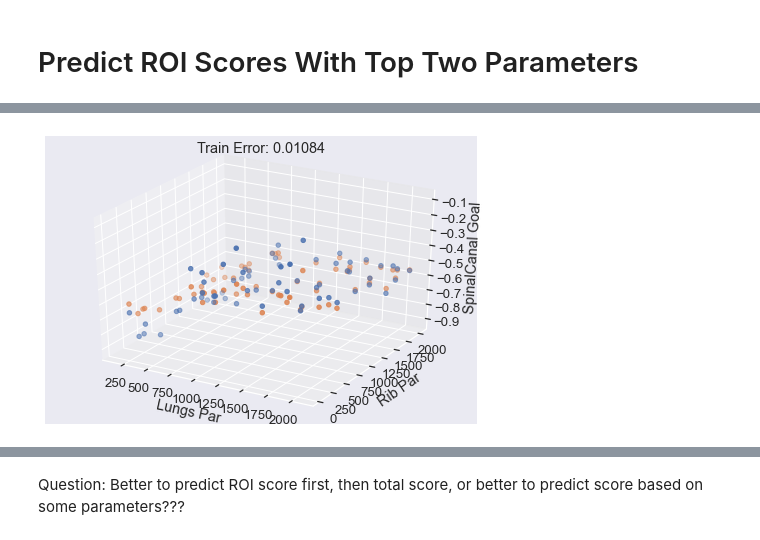
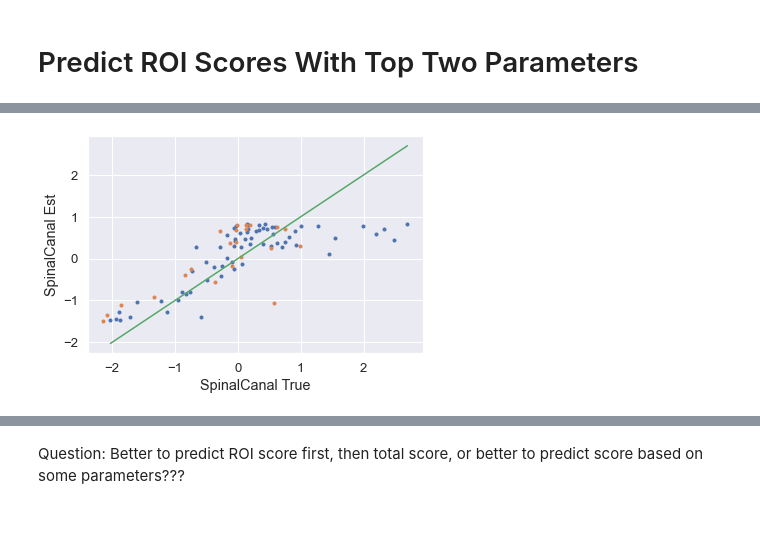
Before and after one commit to kels271828/RayBay, a Jupyter notebook: results/samples3.ipynb, the cells around one changed output, grey strips where cells are left out. Cells and saved outputs as stored; diff of their text form; code cells hidden in the pictures.

```diff
--- a/results/samples3.ipynb
+++ b/results/samples3.ipynb
@@ -195,37 +195,81 @@ use_dict = {
 n = 66
 for ii in range(len(roi_list)):
     # Build model
-    x_data = np.zeros((2, 88))
-    for jj in range(2):
+    x_data = np.zeros((1, 88))
+    for jj in range(1):
         x_data[jj] = par_dict0[use_dict[roi_list[ii]][jj]]
+        #x_data[jj] = par_dict0[roi_list[jj]]
     y_data = np.array(score_dict[roi_list[ii]])
+    y_data = (y_data - np.mean(y_data))/np.std(y_data)
     gpr = GaussianProcessRegressor(kernel=kernels.RBF(), alpha=1e0)\
-              .fit(x_data[:, :n].T, (y_data[:n] - np.mean(y_data[:n]))/np.std(y_data[:n]))
+              .fit(x_data[:, :n].T, y_data[:n])
 
     # Make predictions
     y_train = gpr.predict(x_data[:, :n].T)
-    y_train = y_train*np.std(y_data[:n]) + np.mean(y_data[:n])
+    #y_train = y_train*np.std(y_data[:n]) + np.mean(y_data[:n])
     train_error = (np.linalg.norm(y_train - y_data[:n]))
     y_test = gpr.predict(x_data[:, n:].T)
-    y_test = y_test*np.std(y_data[:n]) + np.mean(y_data[:n])
+    #y_test = y_test*np.std(y_data[:n]) + np.mean(y_data[:n])
     test_error = (np.linalg.norm(y_test - y_data[n:]))
 
-    # Results
-    fig = plt.figure()
-    ax = Axes3D(fig)
-    ax.scatter(x_data[0, :n], x_data[1, :n], y_data[:n])
-    ax.scatter(x_data[0, :n], x_data[1, :n], y_train)
-    ax.set_xlabel(f'{use_dict[roi][0]} Par')
-    ax.set_ylabel(f'{use_dict[roi][1]} Par')
-    ax.set_zlabel(f'{roi_list[ii]} Goal')
-    ax.set_title(f'Train Error: {train_error/n:.4}')
+#     # Training Results
+#     fig = plt.figure()
+#     ax = Axes3D(fig)
+#     ax.scatter(x_data[0, :n], x_data[1, :n], y_data[:n])
+#     ax.scatter(x_data[0, :n], x_data[1, :n], y_train)
+#     ax.set_xlabel(f'{use_dict[roi][0]} Par')
+#     ax.set_ylabel(f'{use_dict[roi][1]} Par')
+#     ax.set_zlabel(f'{roi_list[ii]} Goal')
+#     ax.set_title(f'Train Error: {train_error/n:.4}')
 
-    fig = plt.figure()
-    ax = Axes3D(fig)
-    ax.scatter(x_data[0, n:], x_data[1, n:], y_data[n:])
-    ax.scatter(x_data[0, n:], x_data[1, n:], y_test)
-    ax.set_xlabel(f'{use_dict[roi][0]} Par')
-    ax.set_ylabel(f'{use_dict[roi][1]} Par')
-    ax.set_zlabel(f'{roi_list[ii]} Goal')
-    ax.set_title(f'Test Error: {test_error/(88-n):.4}')
+#     # Test Results
+#     fig = plt.figure()
+#     ax = Axes3D(fig)
+#     ax.scatter(x_data[0, n:], x_data[1, n:], y_data[n:])
+#     ax.scatter(x_data[0, n:], x_data[1, n:], y_test)
+#     ax.set_xlabel(f'{use_dict[roi][0]} Par')
+#     ax.set_ylabel(f'{use_dict[roi][1]} Par')
+#     ax.set_zlabel(f'{roi_list[ii]} Goal')
+#     ax.set_title(f'Test Error: {test_error/(88-n):.4}')
+
+    # Together
+    plt.figure()
+    plt.plot(y_data[:n], y_train, '.')
+    plt.plot(y_data[n:], y_test, '.')
+    plt.plot([min(y_data[:n]), max(y_data[:n])], [min(y_data[:n]), max(y_data[:n])])
+    plt.xlabel(f'{roi_list[ii]} True')
+    plt.ylabel(f'{roi_list[ii]} Est')
+
+    print(f'{roi_list[ii]}, Train Error: {train_error/n:.4}, Test Error: {test_error/(88-n):.4}')
+
+# Top one
+# SpinalCanal, Train Error: 0.01378, Test Error: 0.02368
+# Heart, Train Error: 0.005255, Test Error: 0.006961
+# Rib, Train Error: 0.0141, Test Error: 0.04329
+# Chestwall_L, Train Error: 0.01516, Test Error: 0.02185
+# Lungs, Train Error: 0.003809, Test Error: 0.006694
+# PTV, Train Error: 0.0117, Test Error: 0.01573
+
+# Top two
+# SpinalCanal, Train Error: 0.01084, Test Error: 0.03472
+# Heart, Train Error: 0.004145, Test Error: 0.01429
+# Rib, Train Error: 0.01393, Test Error: 0.04286
+# Chestwall_L, Train Error: 0.009794, Test Error: 0.024
+# Lungs, Train Error: 0.005144, Test Error: 0.01698
+# PTV, Train Error: 0.0104, Test Error: 0.03306
+
+# All of them
+# SpinalCanal, Train Error: 0.01084, Test Error: 0.03472
+# Heart, Train Error: 0.004145, Test Error: 0.01429
+# Rib, Train Error: 0.01393, Test Error: 0.04286
+# Chestwall_L, Train Error: 0.009794, Test Error: 0.024
+# Lungs, Train Error: 0.005144, Test Error: 0.01698
+# PTV, Train Error: 0.0104, Test Error: 0.03306
+
+# Basically just predicting the mean value :(
+
+# One does the best
+# Rib not that good
+
+# Maybe I'm scaling something incorrectly???
 # %% [output]
@@ -232 +282 @@ for ii in range(len(roi_list)):
-[figure, old version]
+[figure, new version]
```
Also changed, not shown: parts of 10 cells of this notebook.
